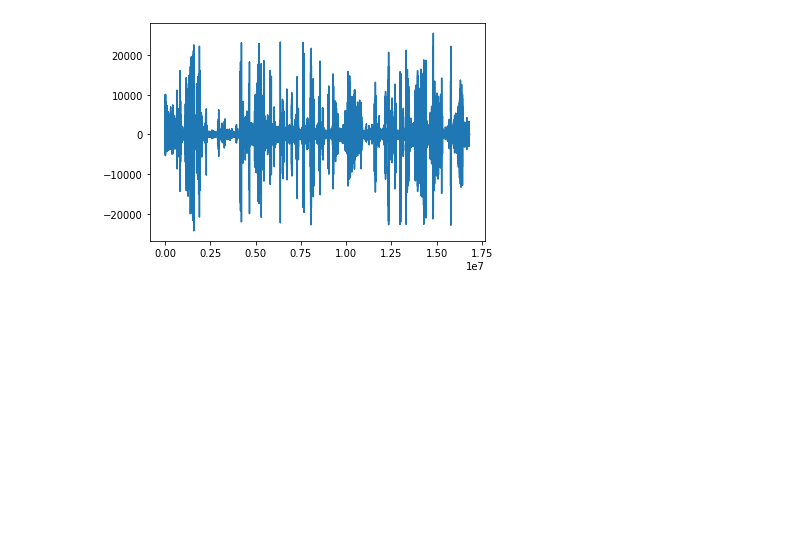
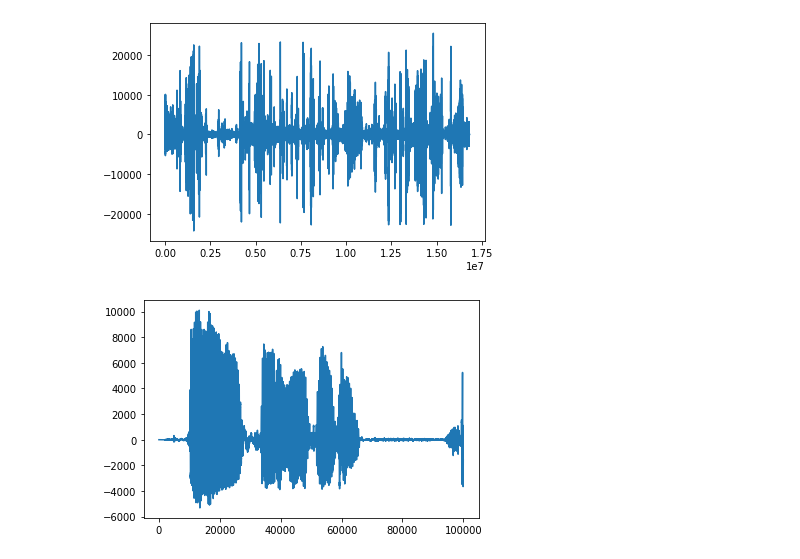
Before and after one commit to yingxu123/ForestOGram, a Jupyter notebook: outputs/python_nbs/ViewKestrel.ipynb, the cells around one changed output. Saved outputs shown, nothing was run; the diff lists cells and outputs as text; code cells hidden in the pictures; blank space fills up the shorter version.

```diff
--- a/outputs/python_nbs/ViewKestrel.ipynb
+++ b/outputs/python_nbs/ViewKestrel.ipynb
@@ -33,7 +37,3 @@ plt.plot(num_a)
 fig.show()
 # %% [output]
 [figure]
-# %%
-#?aS.silence_removal
-
-sound = np.array(sound[0:1000].T)
@@ -41,0 +40,15 @@ segments = aS.silence_removal(sound, fs, 0.020, 0.020, smooth_window = 1.0, weig
+# %%
+#sound = np.array(sound[0:1000])
+#sound = np.transpose(sound)
+
+left = sound.split_to_mono()[0]
+bit_depth = left.sample_width * 8
+
+array_type = get_array_type(bit_depth)
+num_a = array.array(array_type, left._data)
+
+fig = plt.figure()
+plt.plot(num_a[0:100000])
+fig.show()
+# %% [output]
+[figure, added]
```
Also changed, not shown: parts of 6 cells of this notebook, 1 other file.
